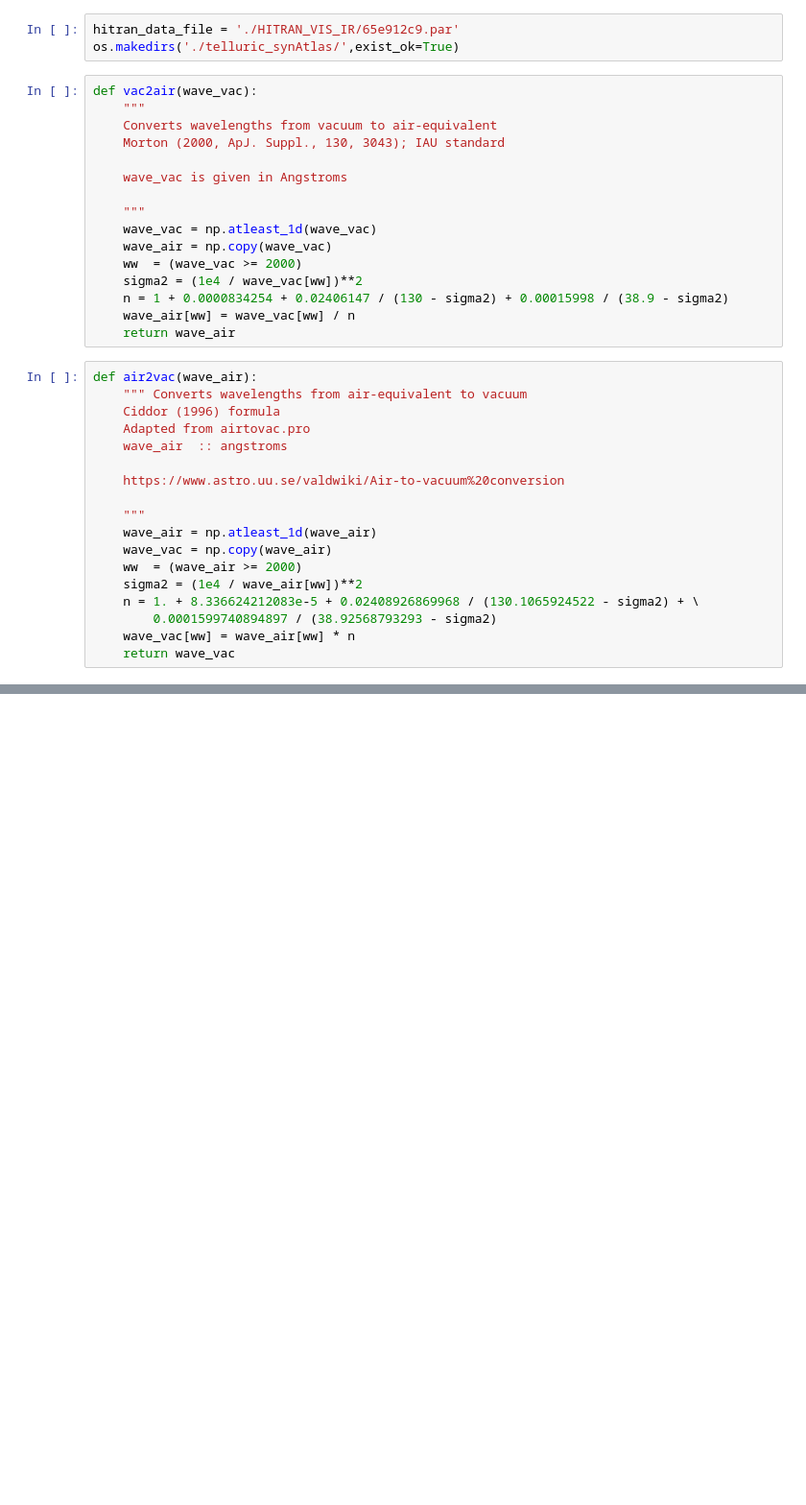
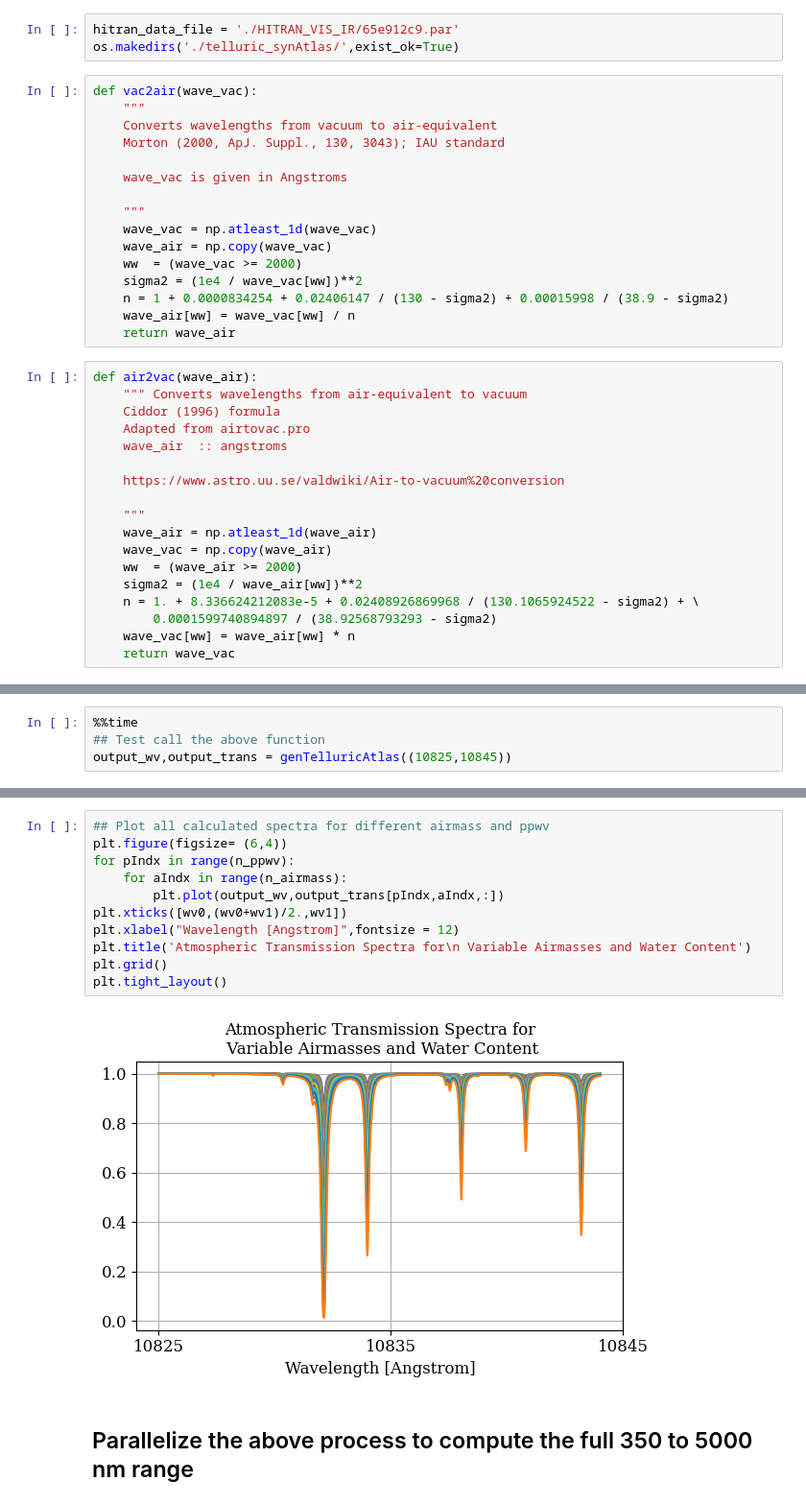
Before and after one commit to tschad/dkist_telluric_atlas, a Jupyter notebook: 2_create_DKIST_telluric_atlases.ipynb, the cells around one changed output, grey strips where cells are left out. Shown at 96% size. Drawn from its saved outputs; the diff is of its cells as text; blank space fills up the shorter version.

```diff
--- a/2_create_DKIST_telluric_atlases.ipynb
+++ b/2_create_DKIST_telluric_atlases.ipynb
@@ -533,0 +365,4 @@ plt.plot(diwv[wpf],disp[wpf],'-',color = 'magenta',lw = 1.5)
+# %%
+%%time
+## Test call the above function
+output_wv,output_trans = genTelluricAtlas((10825,10845))
@@ -533,0 +372,15 @@ plt.plot(diwv[wpf],disp[wpf],'-',color = 'magenta',lw = 1.5)
+# %%
+## Plot all calculated spectra for different airmass and ppwv
+plt.figure(figsize= (6,4))
+for pIndx in range(n_ppwv):
+    for aIndx in range(n_airmass):
+        plt.plot(output_wv,output_trans[pIndx,aIndx,:])
+plt.xticks([wv0,(wv0+wv1)/2.,wv1])
+plt.xlabel("Wavelength [Angstrom]",fontsize = 12)
+plt.title('Atmospheric Transmission Spectra for\n Variable Airmasses and Water Content')
+plt.grid()
+plt.tight_layout()
+# %% [output]
+[figure, added]
+# %% [markdown]
+## Parallelize the above process to compute the full 350 to 5000 nm range
```
Also changed, not shown: parts of 59 cells of this notebook, 32 other files.
